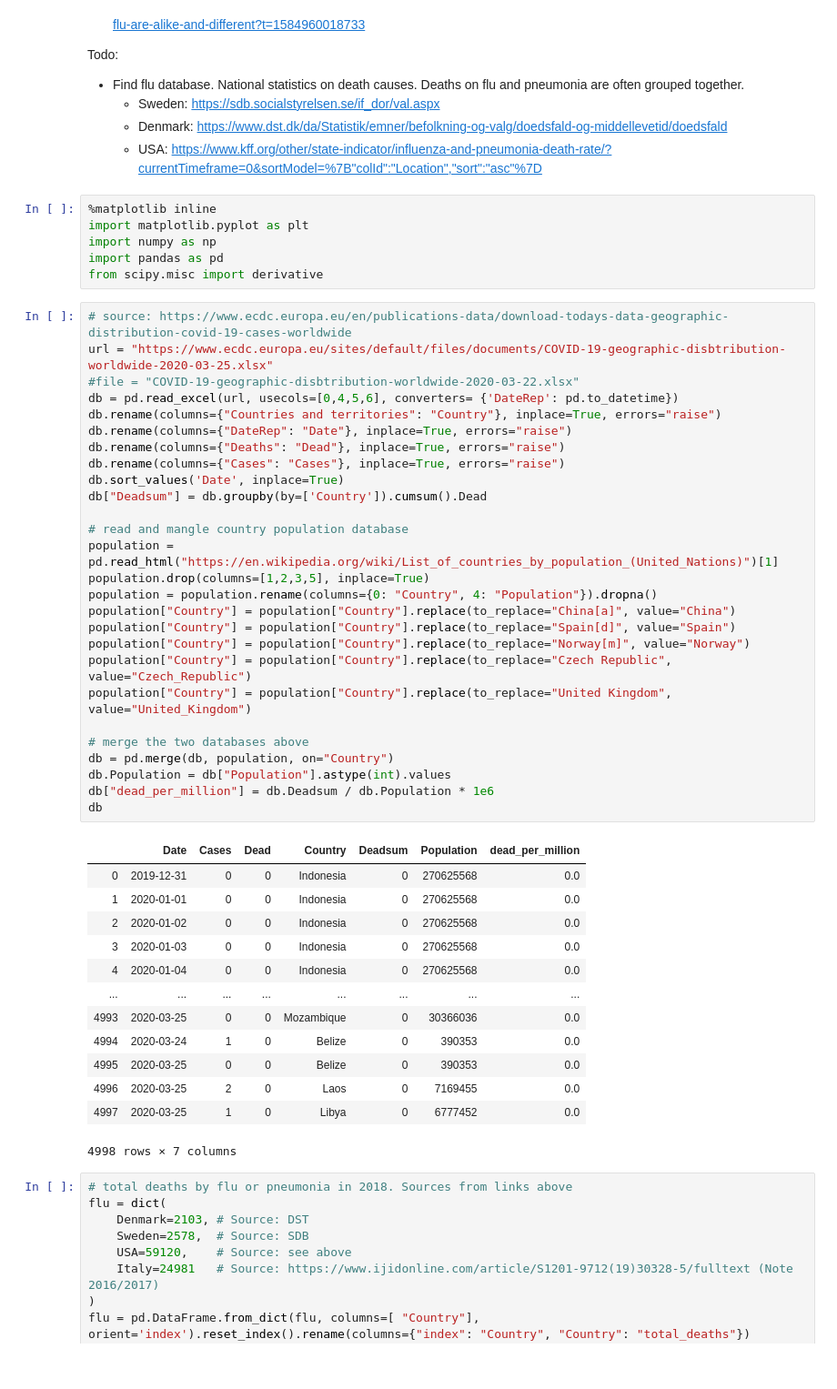
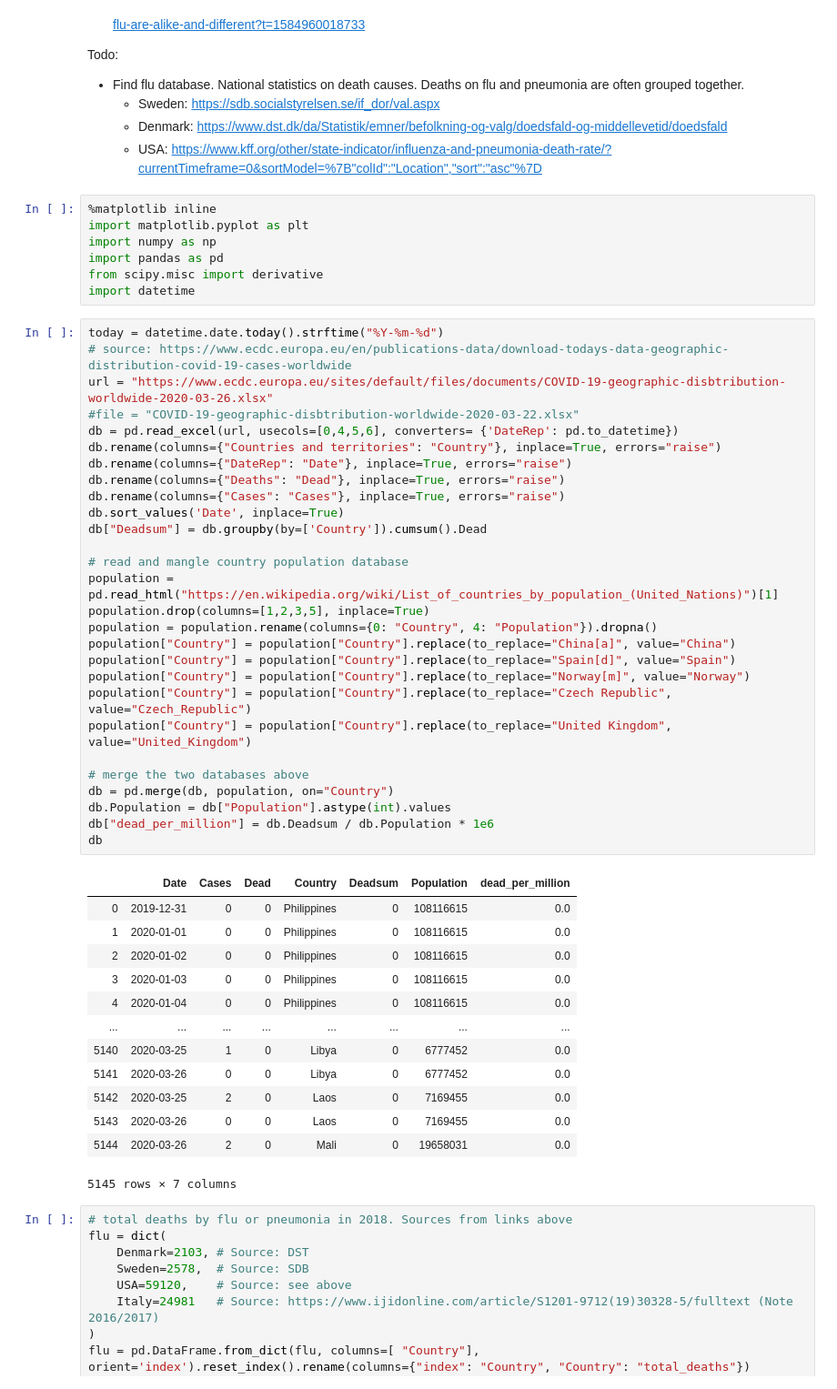
Before and after one commit to mlund/corona-vs-flu, a Jupyter notebook: notebook.ipynb, the cells around one changed output. Shown: that part at 91% size. Drawn from its saved outputs; the diff is of its cells as text.

```diff
--- a/notebook.ipynb
+++ b/notebook.ipynb
@@ -18,47 +18,49 @@ import matplotlib.pyplot as plt
 import numpy as np
 import pandas as pd
 from scipy.misc import derivative
+import datetime
 # %%
+today = datetime.date.today().strftime("%Y-%m-%d")
 # source: https://www.ecdc.europa.eu/en/publications-data/download-todays-data-geographic-distribution-covid-19-cases-worldwide
-url = "https://www.ecdc.europa.eu/sites/default/files/documents/COVID-19-geographic-disbtribution-worldwide-2020-03-25.xlsx"
+url = "https://www.ecdc.europa.eu/sites/default/files/documents/COVID-19-geographic-disbtribution-worldwide-2020-03-26.xlsx"
 #file = "COVID-19-geographic-disbtribution-worldwide-2020-03-22.xlsx"
 db = pd.read_excel(url, usecols=[0,4,5,6], converters= {'DateRep': pd.to_datetime})
 db.rename(columns={"Countries and territories": "Country"}, inplace=True, errors="raise")
 db.rename(columns={"DateRep": "Date"}, inplace=True, errors="raise")
 db.rename(columns={"Deaths": "Dead"}, inplace=True, errors="raise")
 db.rename(columns={"Cases": "Cases"}, inplace=True, errors="raise")
 db.sort_values('Date', inplace=True)
 db["Deadsum"] = db.groupby(by=['Country']).cumsum().Dead
 
 # read and mangle country population database
 population = pd.read_html("https://en.wikipedia.org/wiki/List_of_countries_by_population_(United_Nations)")[1]
 population.drop(columns=[1,2,3,5], inplace=True)
 population = population.rename(columns={0: "Country", 4: "Population"}).dropna()
 population["Country"] = population["Country"].replace(to_replace="China[a]", value="China")
 population["Country"] = population["Country"].replace(to_replace="Spain[d]", value="Spain")
 population["Country"] = population["Country"].replace(to_replace="Norway[m]", value="Norway")
 population["Country"] = population["Country"].replace(to_replace="Czech Republic", value="Czech_Republic")
 population["Country"] = population["Country"].replace(to_replace="United Kingdom", value="United_Kingdom")
 
 # merge the two databases above
 db = pd.merge(db, population, on="Country")
 db.Population = db["Population"].astype(int).values
 db["dead_per_million"] = db.Deadsum / db.Population * 1e6
 db
 # %% [output]
 |  | Date | Cases | Dead | Country | Deadsum | Population | dead_per_million |
-| 0 | 2019-12-31 | 0 | 0 | Indonesia | 0 | 270625568 | 0.0 |
-| 1 | 2020-01-01 | 0 | 0 | Indonesia | 0 | 270625568 | 0.0 |
-| 2 | 2020-01-02 | 0 | 0 | Indonesia | 0 | 270625568 | 0.0 |
-| 3 | 2020-01-03 | 0 | 0 | Indonesia | 0 | 270625568 | 0.0 |
-| 4 | 2020-01-04 | 0 | 0 | Indonesia | 0 | 270625568 | 0.0 |
+| 0 | 2019-12-31 | 0 | 0 | Philippines | 0 | 108116615 | 0.0 |
+| 1 | 2020-01-01 | 0 | 0 | Philippines | 0 | 108116615 | 0.0 |
+| 2 | 2020-01-02 | 0 | 0 | Philippines | 0 | 108116615 | 0.0 |
+| 3 | 2020-01-03 | 0 | 0 | Philippines | 0 | 108116615 | 0.0 |
+| 4 | 2020-01-04 | 0 | 0 | Philippines | 0 | 108116615 | 0.0 |
 | ... | ... | ... | ... | ... | ... | ... | ... |
-| 4993 | 2020-03-25 | 0 | 0 | Mozambique | 0 | 30366036 | 0.0 |
-| 4994 | 2020-03-24 | 1 | 0 | Belize | 0 | 390353 | 0.0 |
-| 4995 | 2020-03-25 | 0 | 0 | Belize | 0 | 390353 | 0.0 |
-| 4996 | 2020-03-25 | 2 | 0 | Laos | 0 | 7169455 | 0.0 |
-| 4997 | 2020-03-25 | 1 | 0 | Libya | 0 | 6777452 | 0.0 |
+| 5140 | 2020-03-25 | 1 | 0 | Libya | 0 | 6777452 | 0.0 |
+| 5141 | 2020-03-26 | 0 | 0 | Libya | 0 | 6777452 | 0.0 |
+| 5142 | 2020-03-25 | 2 | 0 | Laos | 0 | 7169455 | 0.0 |
+| 5143 | 2020-03-26 | 0 | 0 | Laos | 0 | 7169455 | 0.0 |
+| 5144 | 2020-03-26 | 2 | 0 | Mali | 0 | 19658031 | 0.0 |
-4998 rows × 7 columns
+5145 rows × 7 columns
 # %%
 # total deaths by flu or pneumonia in 2018. Sources from links above
 flu = dict(
```
Also changed, not shown: parts of 1 cell of this notebook.
